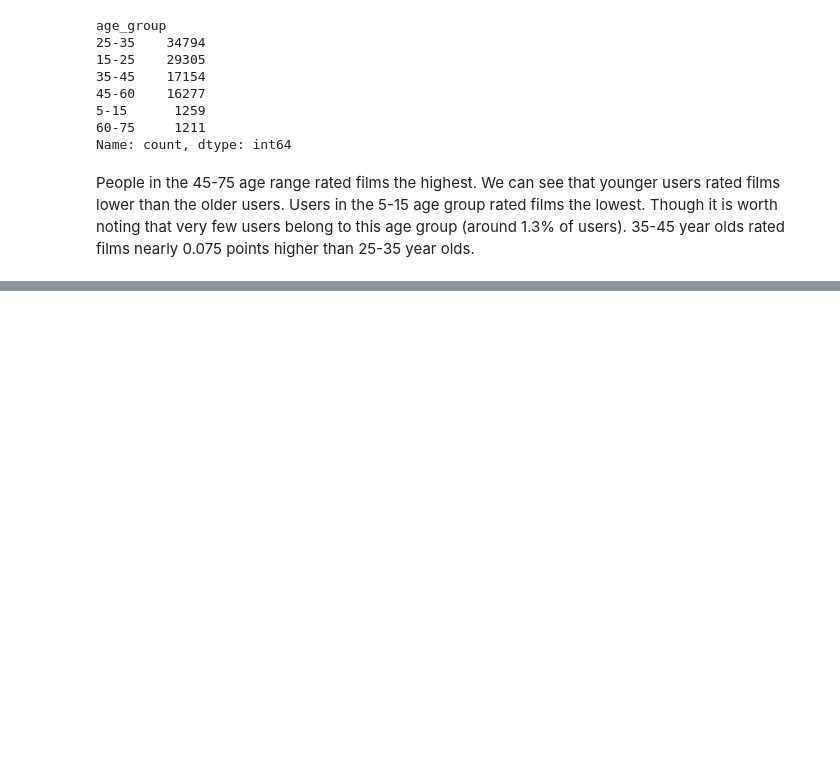
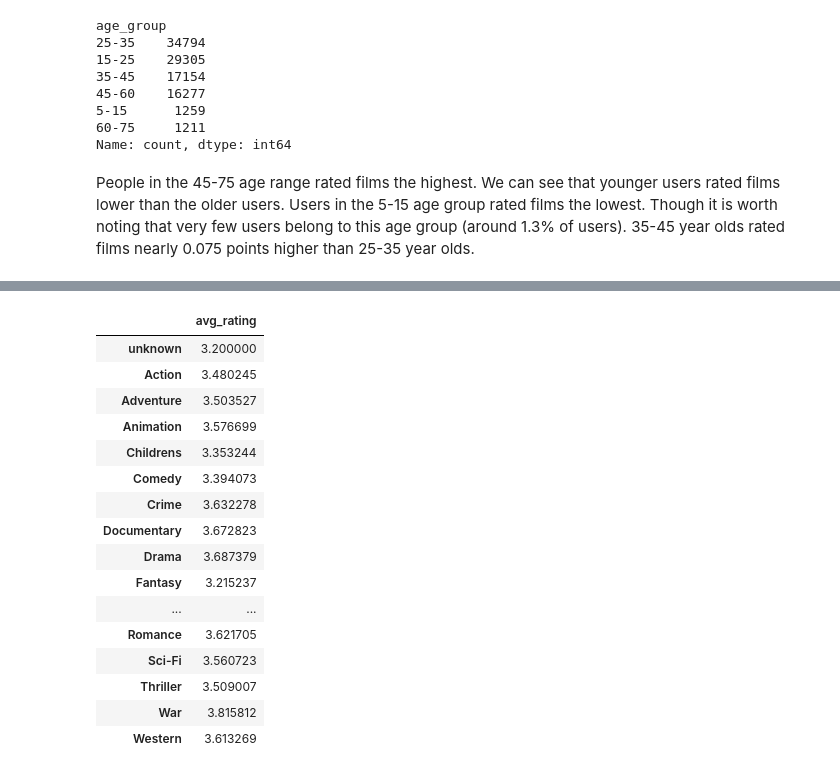
Before and after one commit to sara-shinde/MovieLens_100K_dataset_eda, a Jupyter notebook: notebooks/analysis_1.ipynb, the cells around one changed output, grey strips where cells are left out. Drawn from its saved outputs; the diff is of its cells as text; code cells hidden in the pictures; blank space fills up the shorter version.

```diff
--- a/notebooks/analysis_1.ipynb
+++ b/notebooks/analysis_1.ipynb
@@ -740,0 +978,3 @@ People in the 45-75 age range rated films the highest. We can see that younger u
+# %%
+def comp_avg_rating(genre_name : str):
+    return float(all_merged.loc[all_merged[genre_name] == 1].rating.mean())
@@ -740,0 +989,2 @@ People in the 45-75 age range rated films the highest. We can see that younger u
+# %%
+genre_column_names = item_df.loc[:, "unknown" : "Western"].columns.to_list()
@@ -740,0 +1013,4 @@ People in the 45-75 age range rated films the highest. We can see that younger u
+# %%
+genre_ratings_dict = {}
+for column_name in genre_column_names:
+    genre_ratings_dict[column_name] = comp_avg_rating(column_name)
@@ -740,0 +1046,22 @@ People in the 45-75 age range rated films the highest. We can see that younger u
+# %%
+ratings_by_genre = pd.DataFrame.from_dict(genre_ratings_dict, orient='index', columns=['avg_rating'])
+# %%
+ratings_by_genre
+# %% [output]
+|  | avg_rating |
+| unknown | 3.200000 |
+| Action | 3.480245 |
+| Adventure | 3.503527 |
+| Animation | 3.576699 |
+| Childrens | 3.353244 |
+| Comedy | 3.394073 |
+| Crime | 3.632278 |
+| Documentary | 3.672823 |
+| Drama | 3.687379 |
+| Fantasy | 3.215237 |
+| ... | ... |
+| Romance | 3.621705 |
+| Sci-Fi | 3.560723 |
+| Thriller | 3.509007 |
+| War | 3.815812 |
+| Western | 3.613269 |
```
Also changed, not shown: parts of 45 cells of this notebook.
